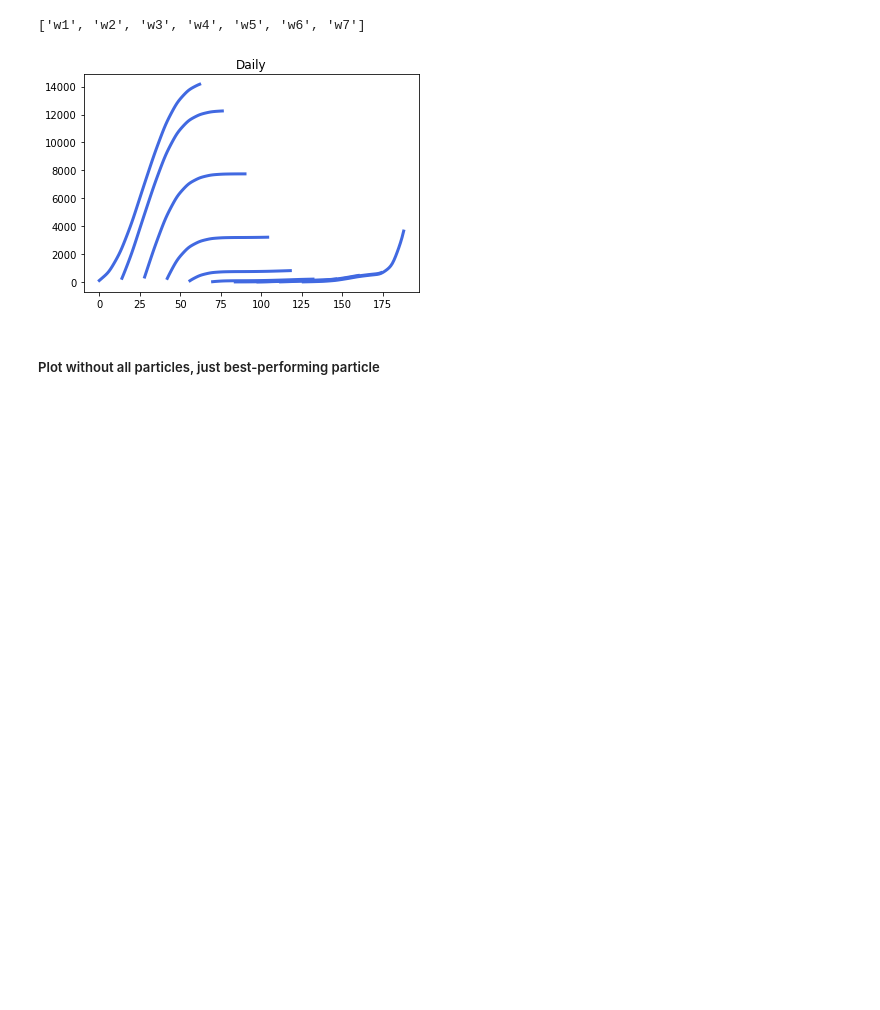
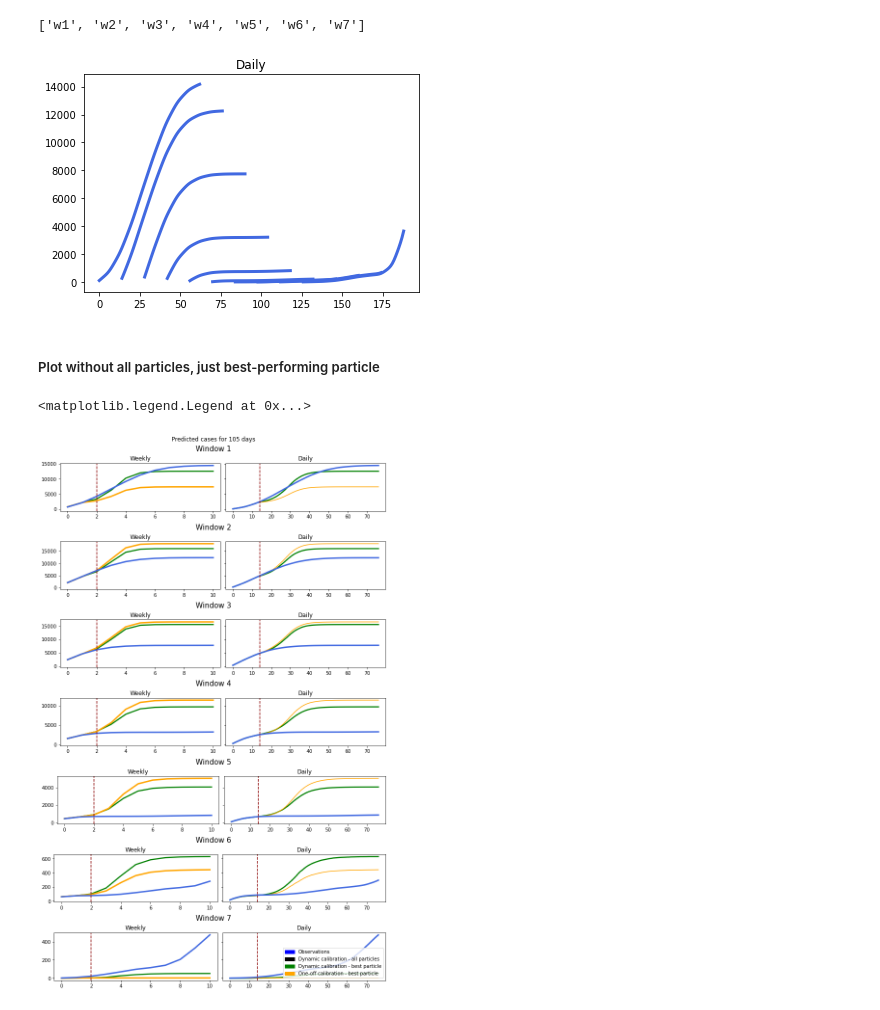
Before and after one commit to Urban-Analytics/RAMP-UA, a Jupyter notebook: experiments/calibration/AnalyseResults-DynamicCalibration_5pops,100particles.ipynb, the cells around one changed output. Saved outputs shown, nothing was run; the diff lists cells and outputs as text; code cells hidden in the pictures; blank space fills up the shorter version.

```diff
--- a/experiments/calibration/AnalyseResults-DynamicCalibration_5pops,100particles.ipynb
+++ b/experiments/calibration/AnalyseResults-DynamicCalibration_5pops,100particles.ipynb
@@ -956,32 +801,41 @@ for row, subfig in enumerate(subfigs):
             x = range(len(this_windows_dict['sim'][0]))
             ### Dyanamic calibration
             # Plot model predictions from best performing particle
             dynamic_calib_best_params_modelled_weekly = dynamic_calib_best_params_modelled_weekly_dict[windows[windows_i]]
             ax.plot(range(len(dynamic_calib_best_params_modelled_weekly)), dynamic_calib_best_params_modelled_weekly, label="BestParams - {}".format(window), color='green',
                   linestyle='solid', linewidth =2.5)
             ### One-off calibration
             # plot model predictions
             ax.plot(x, oneoff_calib_best_params_modelled_weekly, label="sim", color="orange", linewidth = 3)
             # Plot observations
-            ax.plot(x, cases_devon_daily_summed_weekly[0:int((105/7))], label="Observations", linewidth=3, color="blue")
+            start_week = int((run_length/7)) -2
+            end_week = int((ITERATIONS/7))+ start_week
+            ax.plot(x, cases_devon_weekly_raw_values['OriginalCases'][start_week:end_week].cumsum().values, label="Observations", linewidth=3, color="royalblue")
             ax.set_title('Weekly')
+            ax.axvline(x=2, color = 'darkred', linestyle = 'dashed')
         # PLot daily data
         elif col ==1:
             x = range(len(OpenCLRunner.get_cumulative_daily_infections(this_windows_dict['summaries'][1])))
             ### Dynamic calibration
             # Plot model predictions from best performing particle
             dynamic_calib_best_params_modelled_daily = dynamic_calib_best_params_modelled_daily_dict[windows[windows_i]]
             ax.plot(range(len(dynamic_calib_best_params_modelled_daily)), dynamic_calib_best_params_modelled_daily, label="BestParams - {}".format(window), color='green',
                   linestyle='solid', linewidth =2.5)
             ### One-off calibration
             # plot model predictions
             ax.plot(x, oneoff_calib_best_params_modelled_daily, label="sim", color="orange")
             # Plot observations
-            ax.plot(x, cases_devon_daily[0:105], label="Observations", linewidth = 3, color="blue")
+            start_day = run_length -14
+            end_day = ITERATIONS  + start_day
+            ax.plot(x, cases_devon_daily_raw_values['OriginalCases'][start_day:end_day].cumsum().values, label="Observations", linewidth = 3, color="royalblue")
             ax.set_title('Daily')
+            ax.axvline(x=14, color = 'darkred', linestyle = 'dashed')
 
     # move on to next window
     windows_i = windows_i+1
 
 # Create patches for legend
 plt.legend(handles=[blue_patch, black_patch, green_patch,  orange_patch], loc="lower right", fontsize= 10)#, bbox_to_anchor=(2.2, 8.6))
+# %% [output]
+<matplotlib.legend.Legend at 0x...>
+[figure, added]
```
Also changed, not shown: parts of 9 cells of this notebook, 2 other files.
